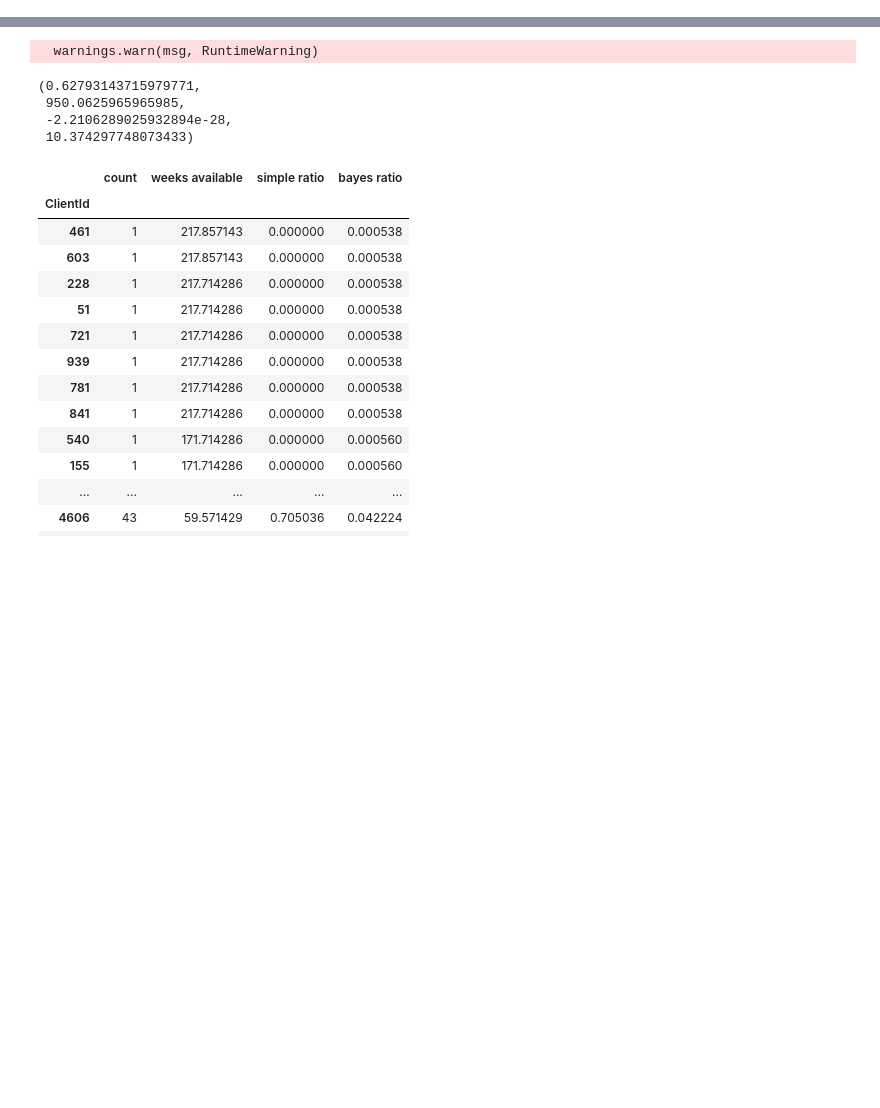
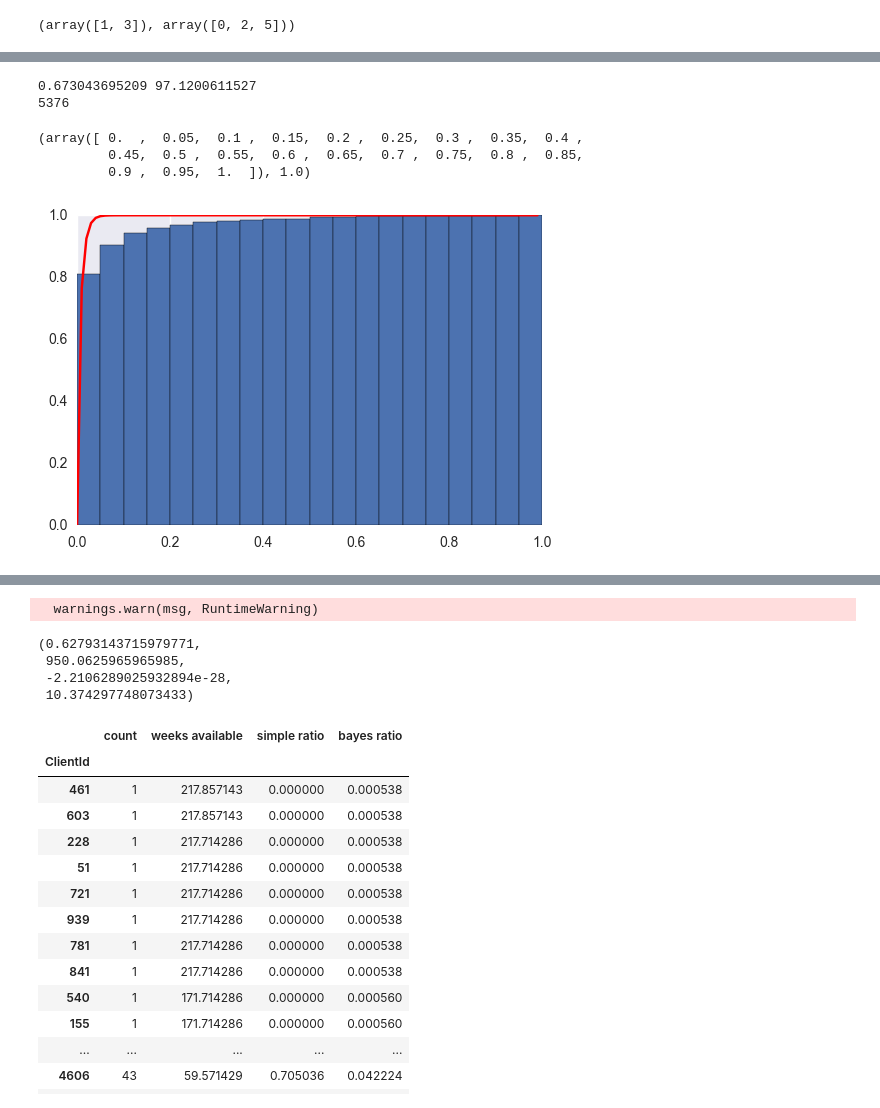
Before and after one commit to DataKind-UK/Welcome-Centre-DataCorps-Code, a Jupyter notebook: notebooks/dependency_score.ipynb, the cells around one changed output, grey strips where cells are left out. Saved outputs shown, nothing was run; the diff lists cells and outputs as text; code cells hidden in the pictures; blank space fills up the shorter version.

```diff
--- a/notebooks/dependency_score.ipynb
+++ b/notebooks/dependency_score.ipynb
@@ -10,6 +11,10 @@ referrals = pd.read_csv('../../Welcome-Centre-DataCorps-Data/referrals.csv')
 referrals['ReferralTakenDate'] = pd.to_datetime(referrals['ReferralTakenDate'])
 # %%
 days_active = (referrals['ReferralTakenDate'].max() - referrals.groupby('ClientId')['ReferralTakenDate'].min()).dt.days + 7
+# %%
+np.histogram(np.array([1,2,3,4]), bins=[0,2,5])
+# %% [output]
+(array([1, 3]), array([0, 2, 5]))
 # %%
 def get_score(referrals, break_length=28, break_coefficient=1, min_beta_fit_days=365):
     gaps = (referrals.sort_values('ReferralTakenDate').groupby('ClientId')['ReferralTakenDate'].diff().dt.days > break_length).groupby(referrals['ClientId']).sum()
@@ -22,3 +27,26 @@ def get_score(referrals, break_length=28, break_coefficient=1, min_beta_fit_days
     score_df = pd.concat([referrals, gaps, weeks_active, simple_ratio, adjusted_ratio], axis=1)
     score_df.columns=['Referrals', 'Gaps', 'Weeks Active', 'Simple Ratio', 'Empirical Bayes Ratio']
     return score_df.sort_values('Empirical Bayes Ratio')
+
+def plot_beta(referrals, break_length=28, break_coefficient=1, min_beta_fit_days=365):
+    gaps = (referrals.sort_values('ReferralTakenDate').groupby('ClientId')['ReferralTakenDate'].diff().dt.days > break_length).groupby(referrals['ClientId']).sum()
+    days_active = (referrals['ReferralTakenDate'].max() - referrals.groupby('ClientId')['ReferralTakenDate'].min()).dt.days + 7
+    weeks_active = days_active / 7
+    referrals = (referrals.groupby('ClientId').size())
+    simple_ratio = (referrals - gaps) / weeks_active
+    a, b, loc, scale = beta.fit((simple_ratio[days_active > min_beta_fit_days]).values)
+#     a=0.5
+#     b=15
+    print(a,b)
+    print(len(simple_ratio))
+    hist, bin_edges = np.histogram(simple_ratio, bins=np.arange(0,1.01,0.05))
+    normed_hist = hist/hist.sum()
+    cum_normed_hist = normed_hist.cumsum()
+    f, ax = plt.subplots()
+    plot_range = np.arange(0,1,0.01)
+    beta_cdf = beta.cdf(plot_range, a, b)
+    ax.bar(bin_edges[:-1], cum_normed_hist, width=(bin_edges[1]-bin_edges[0]))
+    plt.plot(plot_range, beta_cdf, color='red')
+    return bin_edges, normed_hist.sum()
+plot_beta(referrals)
+# %% [output]
@@ -24,0 +54,6 @@ def get_score(referrals, break_length=28, break_coefficient=1, min_beta_fit_days
+0.673043695209 97.1200611527
+5376
+(array([ 0.  ,  0.05,  0.1 ,  0.15,  0.2 ,  0.25,  0.3 ,  0.35,  0.4 ,
+         0.45,  0.5 ,  0.55,  0.6 ,  0.65,  0.7 ,  0.75,  0.8 ,  0.85,
+         0.9 ,  0.95,  1.  ]), 1.0)
+[figure, added]
```
Also changed, not shown: parts of 8 cells of this notebook, 5 other files.
